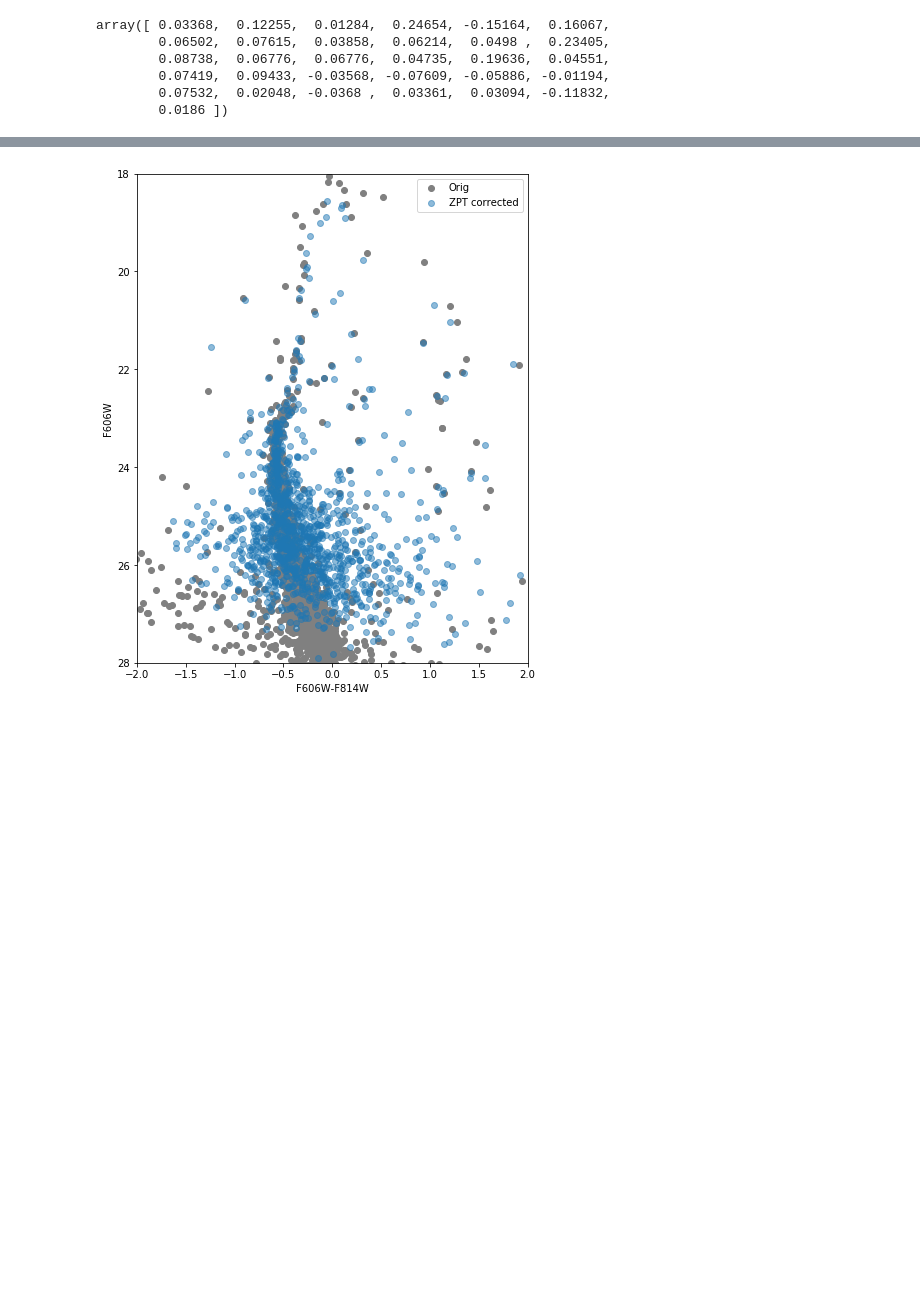
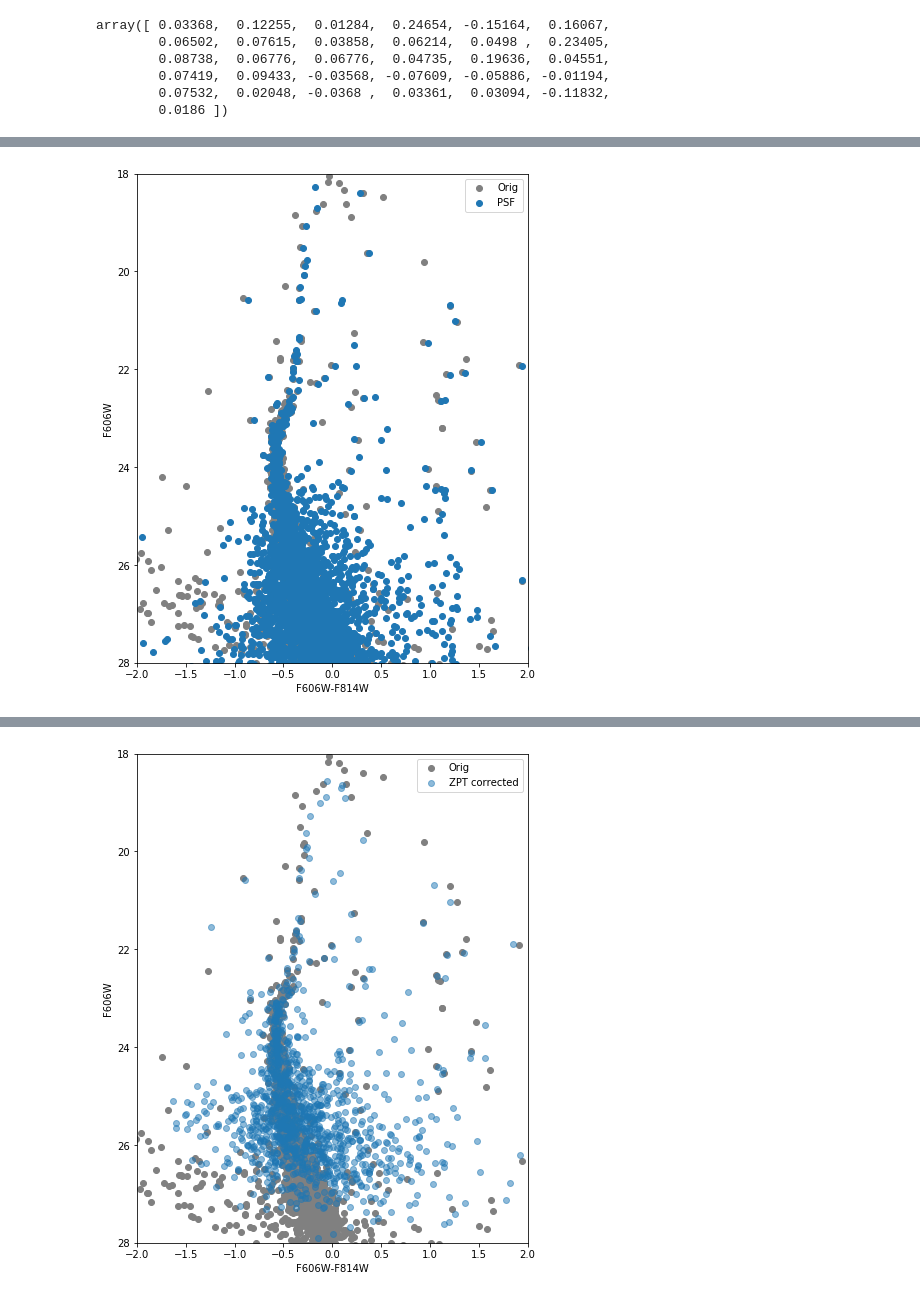
Before and after one commit to hrichstein/treasuryPipeline, a Jupyter notebook: cmdsOfdiffMags.ipynb, the cells around one changed output, grey strips where cells are left out. Cells and saved outputs as stored; diff of their text form; code cells hidden in the pictures; blank space fills up the shorter version.

```diff
--- a/cmdsOfdiffMags.ipynb
+++ b/cmdsOfdiffMags.ipynb
@@ -113,0 +224,18 @@ plt.show()
+# %%
+fig, ax = plt.subplots(figsize=(7,9))
+
+
+ax.scatter(orig['magRaw_v']-orig['magRaw_i'],orig['magRaw_v'],label='Orig',color='gray')
+ax.scatter(psf['m606c']-psf['m814c'],psf['m606c'],label='PSF')
+# ax.scatter(lit_all['mean_f606w']-lit_all['mean_f814w'],lit_all['mean_f606w'],\
+#            label='Not adjusted',color='magenta',alpha=0.5)
+# ax.scatter(sc_mean_606_all-sc_mean_814_all,sc_mean_606_all,label='ZPT corrected',alpha=0.5)
+# ax.scatter(drc_pix['median_f606w']-drc_pix['median_f814w'],drc_pix['median_f606w'],label='Old DRC')
+ax.set_ylim(28,18)
+ax.set_xlim(-2,2)
+ax.set_ylabel('F606W')
+ax.set_xlabel('F606W-F814W')
+ax.legend()
+plt.show()
+# %% [output]
+[figure, added]
```
Also changed, not shown: parts of 12 cells of this notebook, 13 other files.
